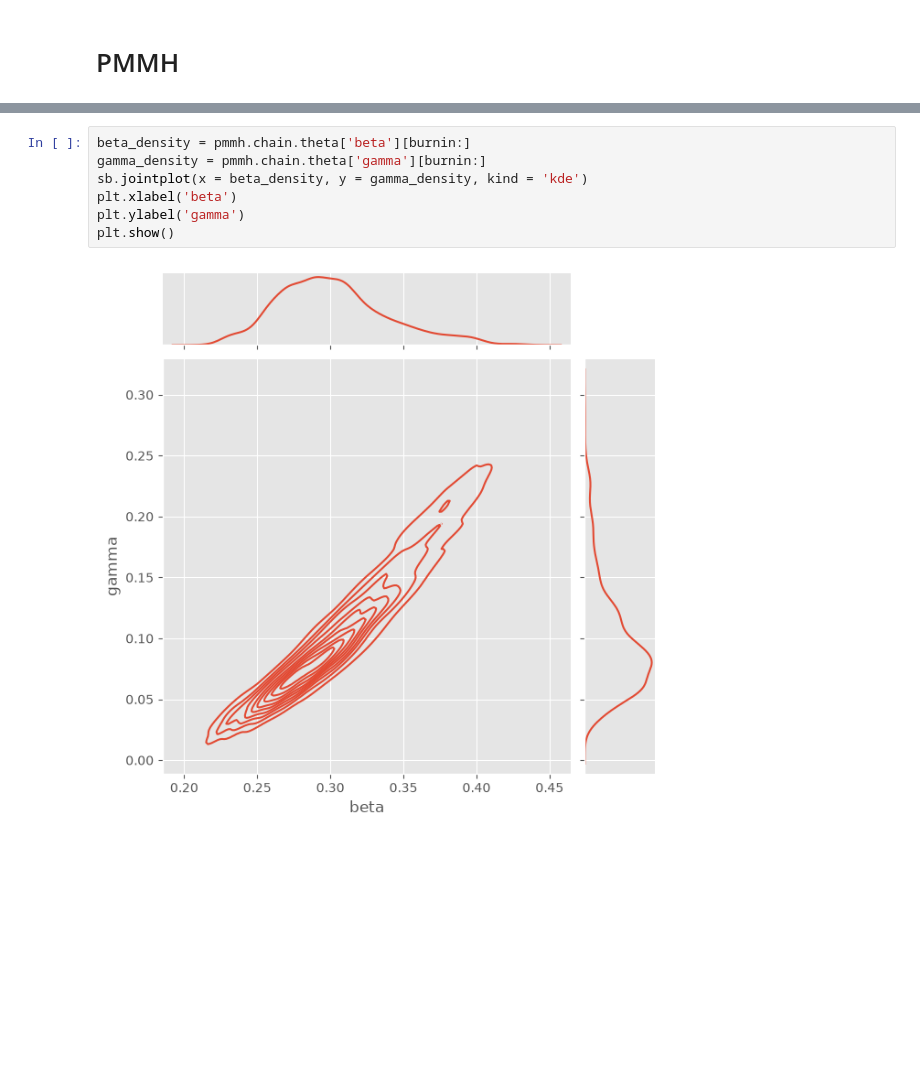
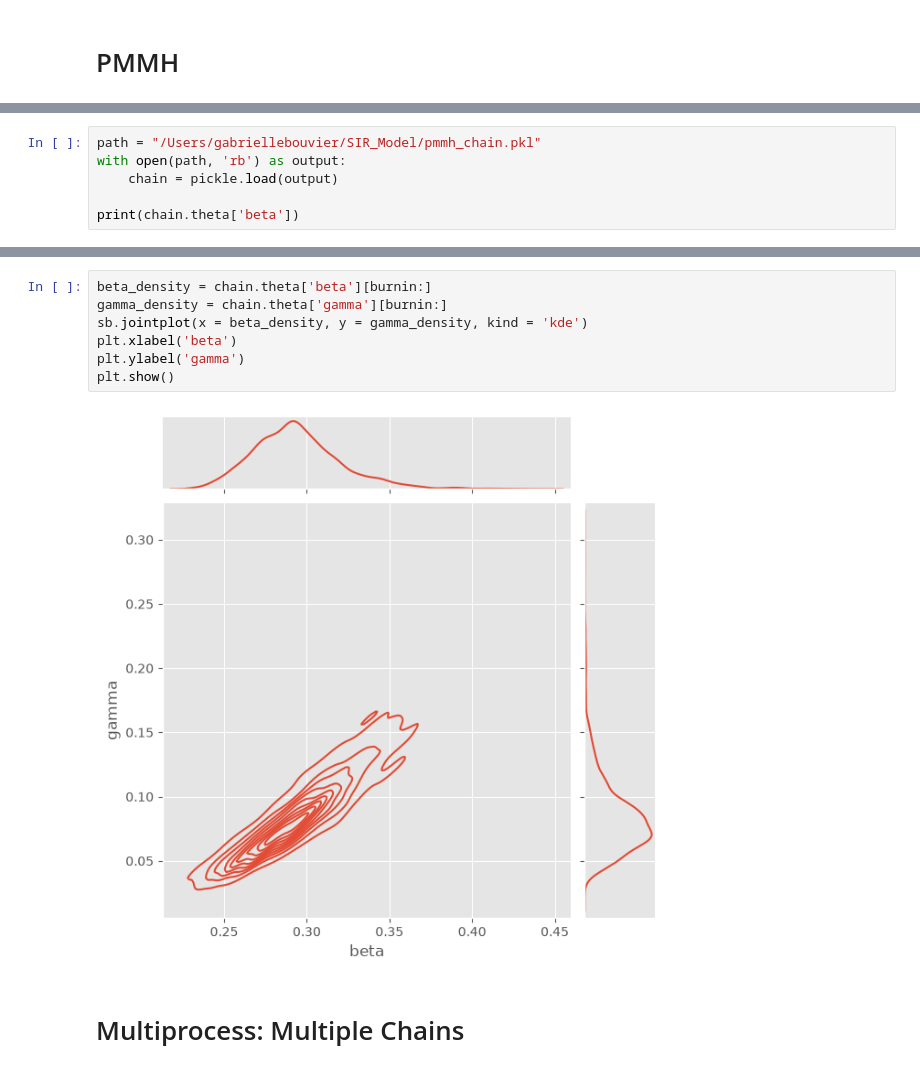
Before and after one commit to 19386928-oss/SIR_Model, a Jupyter notebook: src/particles/simulate_PMCMC.ipynb, the cells around one changed output, grey strips where cells are left out. Drawn from its saved outputs; the diff is of its cells as text; blank space fills up the shorter version.

```diff
--- a/src/particles/simulate_PMCMC.ipynb
+++ b/src/particles/simulate_PMCMC.ipynb
@@ -128,0 +168,6 @@ pmmh.run()
+# %%
+path = "/Users/gabriellebouvier/SIR_Model/pmmh_chain.pkl"
+with open(path, 'rb') as output:
+    chain = pickle.load(output)
+
+print(chain.theta['beta'])
@@ -157,9 +231,11 @@ https://gist.github.com/mwaskom/de44147ed2974457ad6372750bbe5751
 # %%
-beta_density = pmmh.chain.theta['beta'][burnin:]
-gamma_density = pmmh.chain.theta['gamma'][burnin:]
+beta_density = chain.theta['beta'][burnin:]
+gamma_density = chain.theta['gamma'][burnin:]
 sb.jointplot(x = beta_density, y = gamma_density, kind = 'kde')
 plt.xlabel('beta')
 plt.ylabel('gamma')
 plt.show()
 # %% [output]
-[figure, old version]
+[figure, new version]
+# %% [markdown]
+# Multiprocess: Multiple Chains
```
Also changed, not shown: parts of 28 cells of this notebook.
